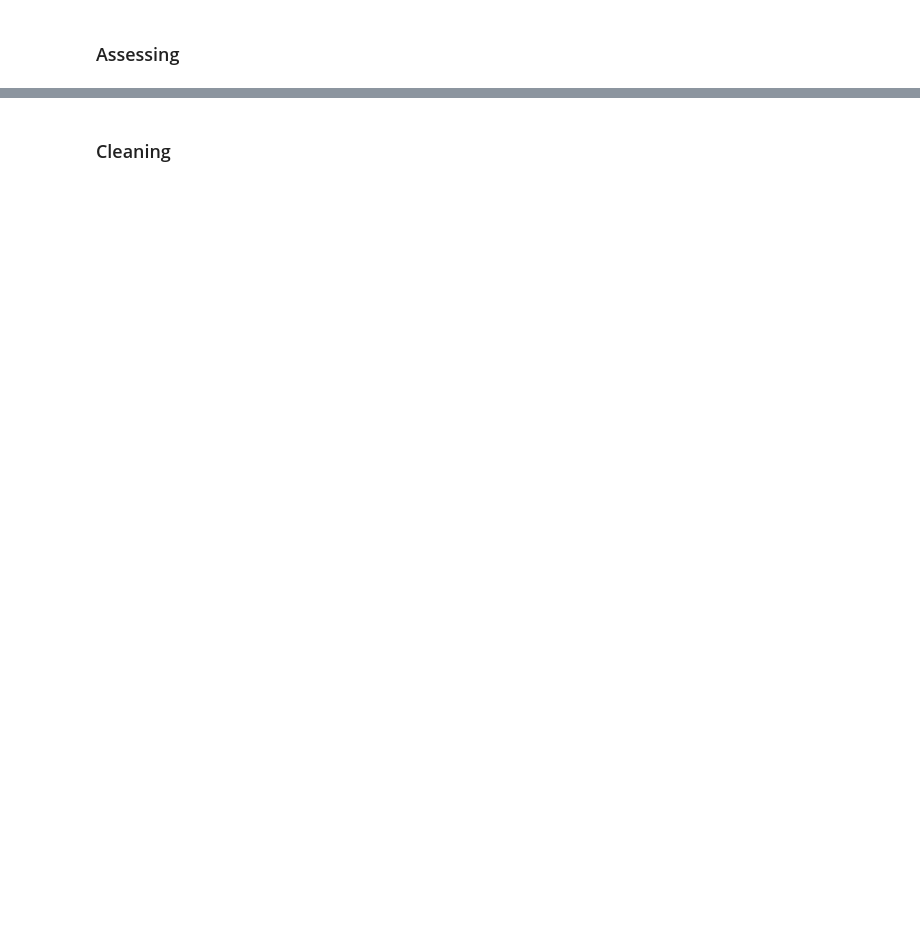
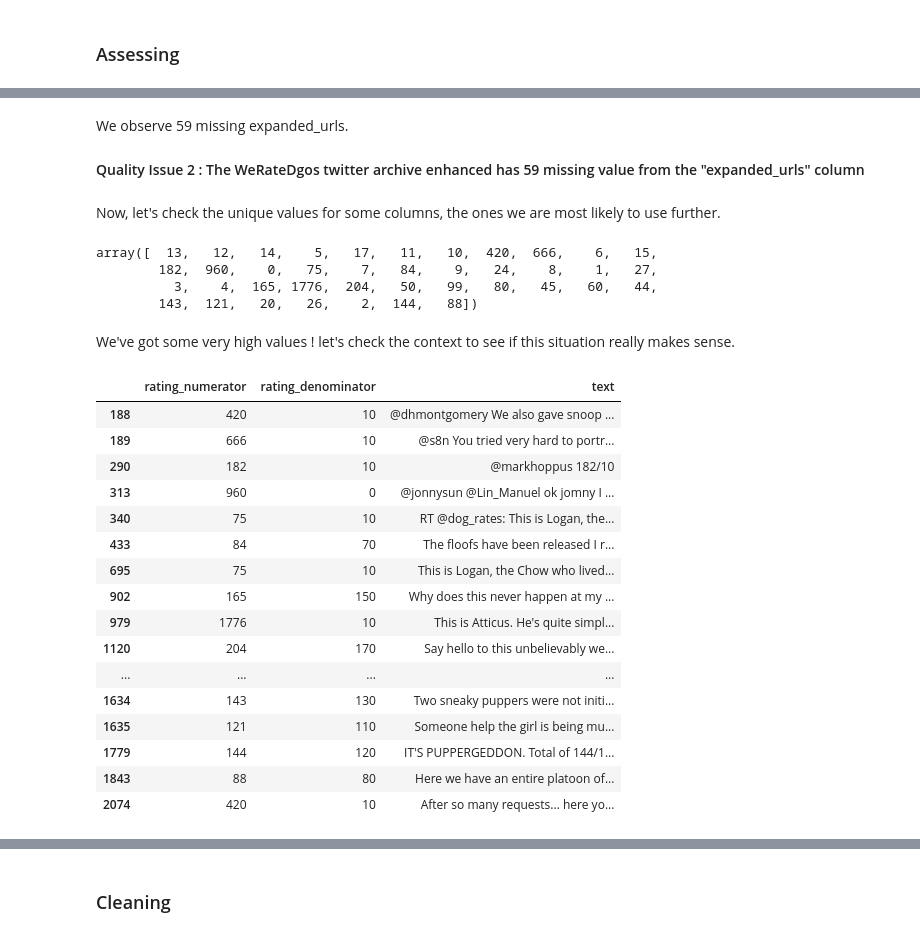
Before and after one commit to jlcossi/wrangle_and_analyze_data, a Jupyter notebook: wrangle_act.ipynb, the cells around one changed output, grey strips where cells are left out. Drawn from its saved outputs; the diff is of its cells as text; code cells hidden in the pictures; blank space fills up the shorter version.

```diff
--- a/wrangle_act.ipynb
+++ b/wrangle_act.ipynb
@@ -250,0 +300,41 @@ Here are the information we already know :
+# %% [markdown]
+We observe 59 missing expanded_urls.
+#### Quality Issue 2 : The WeRateDgos twitter archive enhanced has 59 missing value from the "expanded_urls" column
+# %% [markdown]
+Now, let's check the unique values for some columns, the ones we are most likely to use further.
+# %%
+# Get the unique values for rating numerator, as we knew we might have issues there
+df_archive_clean.rating_numerator.unique()
+# %% [output]
+array([  13,   12,   14,    5,   17,   11,   10,  420,  666,    6,   15,
+        182,  960,    0,   75,    7,   84,    9,   24,    8,    1,   27,
+          3,    4,  165, 1776,  204,   50,   99,   80,   45,   60,   44,
+        143,  121,   20,   26,    2,  144,   88])
+# %% [markdown]
+We've got some very high values ! let's check the context to see if this situation really makes sense.
+# %%
+# Set the column width to max, so we can easily view all the cells text data
+pd.set_option('display.max_colwidth', -1)
+# %%
+# Get the text associated with rating_numertator > 30
+# Based on observations, above 30 might seems suspicious for us. So let's check thoses cases.
+df_numerator_issues = df_archive_clean.query('rating_numerator > 30')[['rating_numerator', 'rating_denominator', 'text']]
+df_numerator_issues
+# %% [output]
+|  | rating_numerator | rating_denominator | text |
+| 188 | 420 | 10 | @dhmontgomery We also gave snoop ... |
+| 189 | 666 | 10 | @s8n You tried very hard to portr... |
+| 290 | 182 | 10 | @markhoppus 182/10 |
+| 313 | 960 | 0 | @jonnysun @Lin_Manuel ok jomny I ... |
+| 340 | 75 | 10 | RT @dog_rates: This is Logan, the... |
+| 433 | 84 | 70 | The floofs have been released I r... |
+| 695 | 75 | 10 | This is Logan, the Chow who lived... |
+| 902 | 165 | 150 | Why does this never happen at my ... |
+| 979 | 1776 | 10 | This is Atticus. He's quite simpl... |
+| 1120 | 204 | 170 | Say hello to this unbelievably we... |
+| ... | ... | ... | ... |
+| 1634 | 143 | 130 | Two sneaky puppers were not initi... |
+| 1635 | 121 | 110 | Someone help the girl is being mu... |
+| 1779 | 144 | 120 | IT'S PUPPERGEDDON. Total of 144/1... |
+| 1843 | 88 | 80 | Here we have an entire platoon of... |
+| 2074 | 420 | 10 | After so many requests... here yo... |
```
Also changed, not shown: parts of 61 cells of this notebook.
